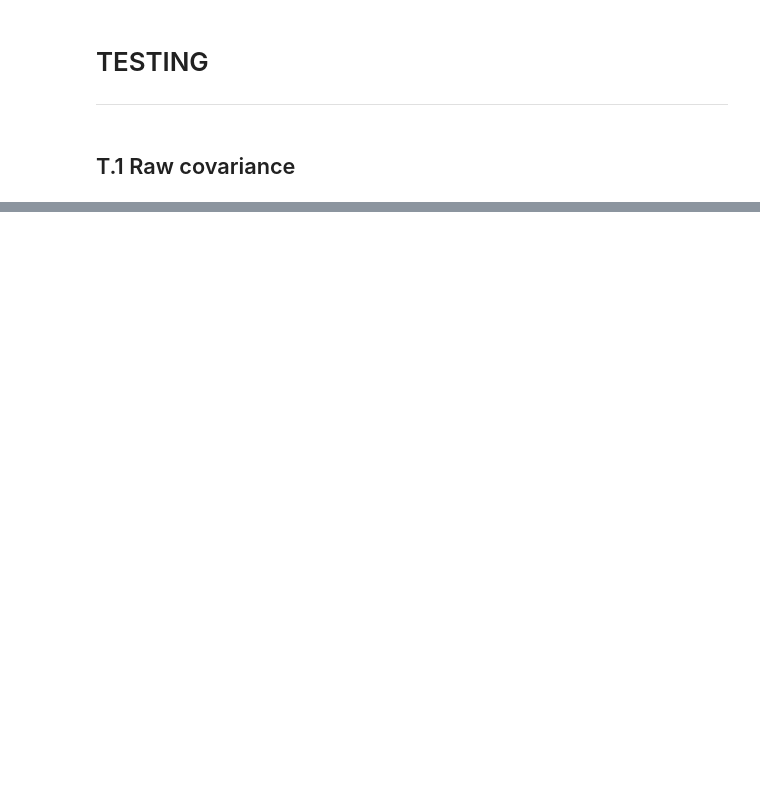
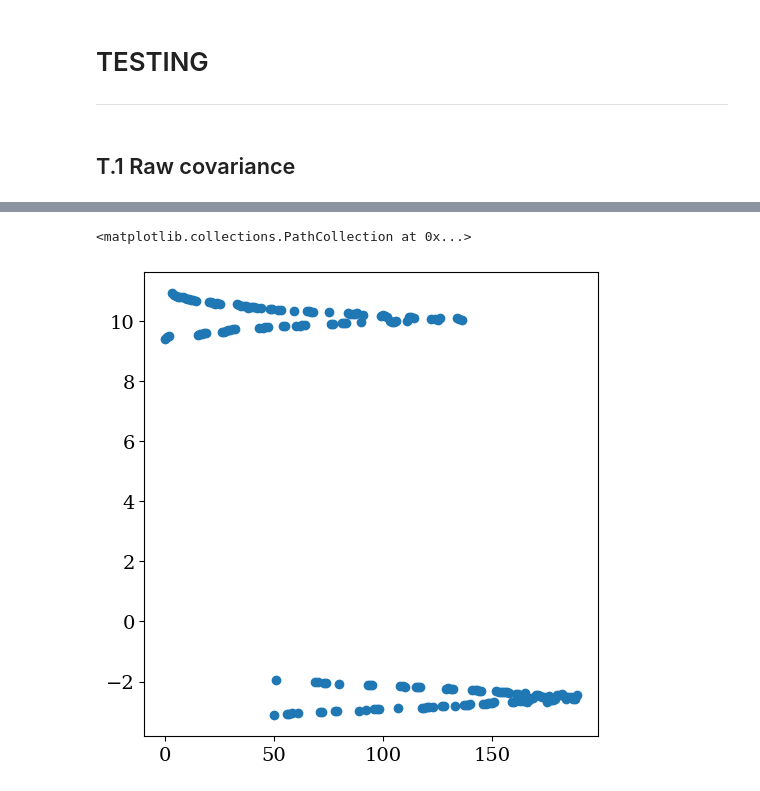
Before and after one commit to jaianandiyer690/Presto-Measurement-Scripts, a Jupyter notebook: LKIPA Squeezing/LKIPA-reconstructed-cov-mat-two-sided-gain.ipynb, the cells around one changed output, grey strips where cells are left out. Cells and saved outputs as stored; diff of their text form; code cells hidden in the pictures; blank space fills up the shorter version.

```diff
--- a/LKIPA Squeezing/LKIPA-reconstructed-cov-mat-two-sided-gain.ipynb
+++ b/LKIPA Squeezing/LKIPA-reconstructed-cov-mat-two-sided-gain.ipynb
@@ -581,0 +593,8 @@ ax_cov.set_yticklabels(mode_labels)
+# %%
+v_eigs = np.linalg.eigvals(V_photons_on)
+
+fig, ax = plt.subplots(figsize=(5,5))
+ax.scatter(np.arange(2 * len(freq_arr)), v_eigs)
+# %% [output]
+<matplotlib.collections.PathCollection at 0x...>
+[figure, added]
```
Also changed, not shown: parts of 5 cells of this notebook, 2 other files.
